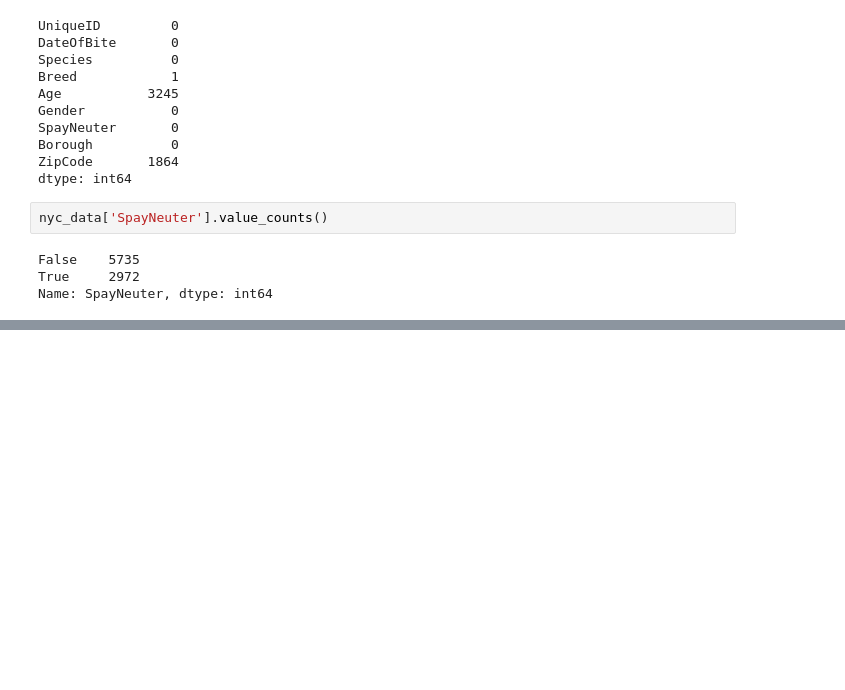
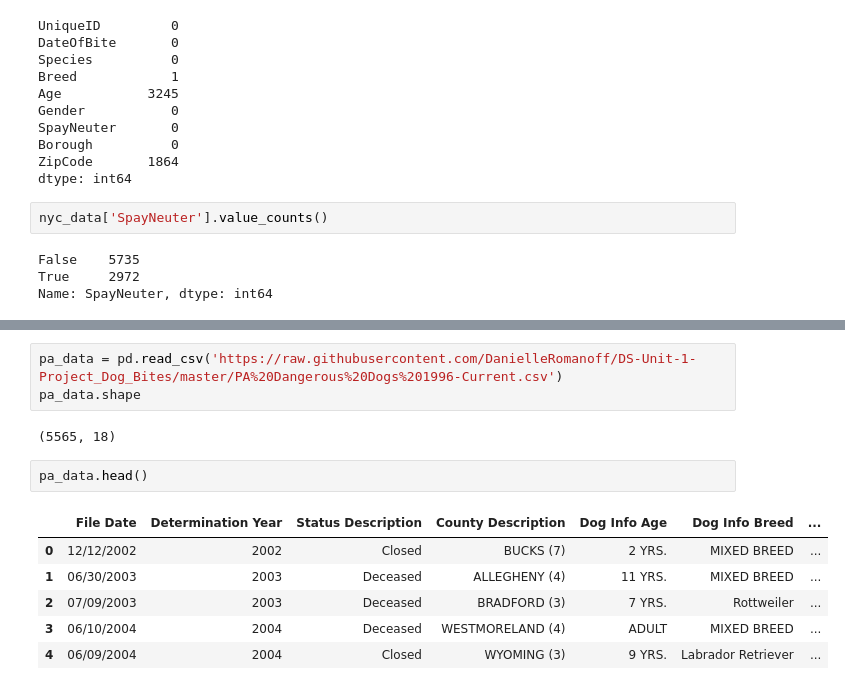
Before and after one commit to DanielleRomanoff/DS-Unit-1-Project_Dog_Bites, a Jupyter notebook: Dog Bites Project.ipynb, the cells around one changed output, grey strips where cells are left out. Drawn from its saved outputs; the diff is of its cells as text; blank space fills up the shorter version.

```diff
--- a/Dog Bites Project.ipynb
+++ b/Dog Bites Project.ipynb
@@ -121 +128,15 @@ Bull Terrier                              25
 Name: Breed, dtype: int64
+# %%
+pa_data = pd.read_csv('https://raw.githubusercontent.com/DanielleRomanoff/DS-Unit-1-Project_Dog_Bites/master/PA%20Dangerous%20Dogs%201996-Current.csv')
+pa_data.shape
+# %% [output]
+(5565, 18)
+# %%
+pa_data.head()
+# %% [output]
+|  | File Date | Determination Year | Status Description | County Description | Dog Info Age | Dog Info Breed | ... |
+| 0 | 12/12/2002 | 2002 | Closed | BUCKS (7) | 2 YRS. | MIXED BREED | ... |
+| 1 | 06/30/2003 | 2003 | Deceased | ALLEGHENY (4) | 11 YRS. | MIXED BREED | ... |
+| 2 | 07/09/2003 | 2003 | Deceased | BRADFORD (3) | 7 YRS. | Rottweiler | ... |
+| 3 | 06/10/2004 | 2004 | Deceased | WESTMORELAND (4) | ADULT | MIXED BREED | ... |
+| 4 | 06/09/2004 | 2004 | Closed | WYOMING (3) | 9 YRS. | Labrador Retriever | ... |
```
Also changed, not shown: parts of 9 cells of this notebook, 3 other files.
